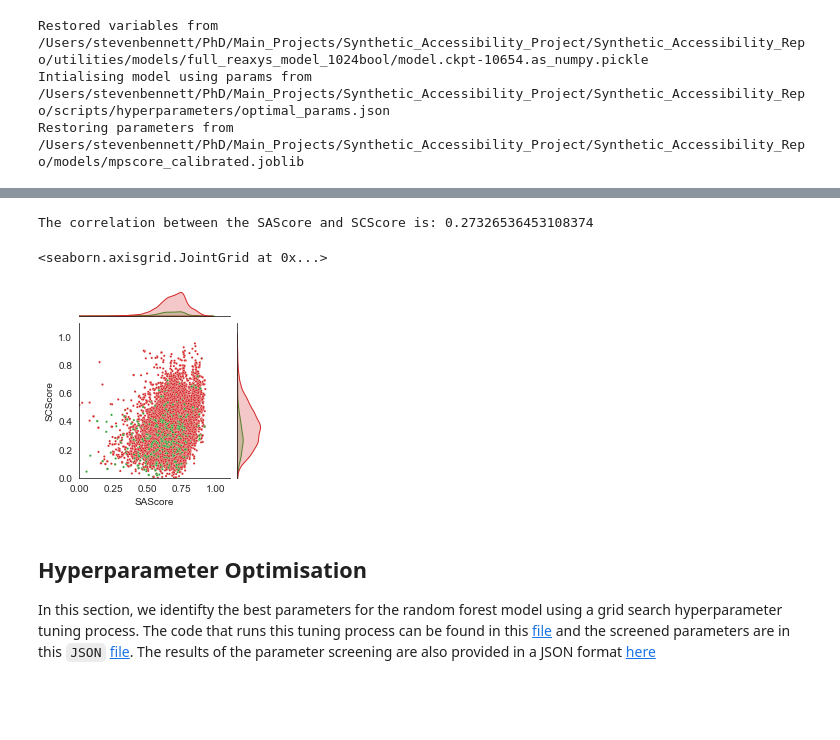
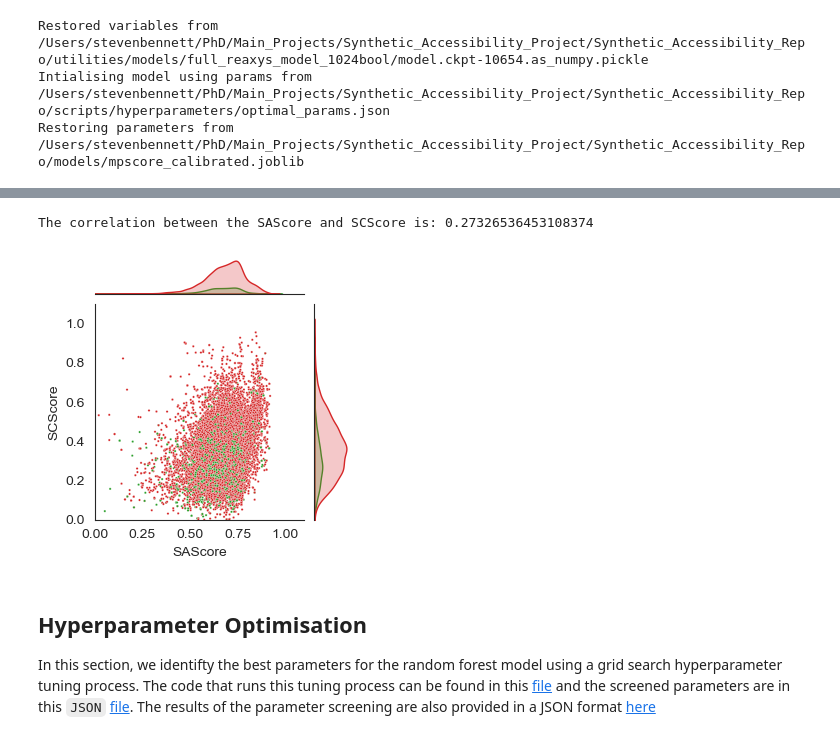
Before and after one commit to stevenkbennett/synthetic_accessibility_project, a Jupyter notebook: notebooks/database_analysis.ipynb, the cells around one changed output, grey strips where cells are left out. Saved outputs shown, nothing was run; the diff lists cells and outputs as text; code cells hidden in the pictures; blank space fills up the shorter version.

```diff
--- a/notebooks/database_analysis.ipynb
+++ b/notebooks/database_analysis.ipynb
@@ -23,6 +23,9 @@ from sklearn.cluster import KMeans
 from sklearn.metrics import silhouette_score, pairwise_distances_argmin_min
 from functools import cache
 import stk
+# %%
+import matplotlib as mpl
+mpl.rcParams.update(mpl.rcParamsDefault)
 # %%
 # Define synthetic accessibility scorers
 from rdkit.Chem import RDConfig
@@ -188,16 +216,18 @@ def plot_figure4(recalculate_scores=False):
         space=0.3,
         xlim=[0,1.1],
         ylim=[0,1.1],
-        s=5,
+        s=2.7,
         linewidth=0.2,
-        height= 3.3
+        height=3.3
     )
     g.set_axis_labels(xlabel='SAScore', ylabel='SCScore', fontsize='medium')
     g.ax_joint.legend_.remove()
     g.ax_joint.tick_params('both', labelsize='medium')
     return g
-plot_figure4(recalculate_scores=True)
+fig4 = plot_figure4(recalculate_scores=True)
 # %% [output]
 The correlation between the SAScore and SCScore is: 0.27326536453108374
-<seaborn.axisgrid.JointGrid at 0x...>
-[figure, removed]
+# %%
+fig4.fig
+# %% [output]
+[figure, added]
```
Also changed, not shown: parts of 58 cells of this notebook, 2 other files.
